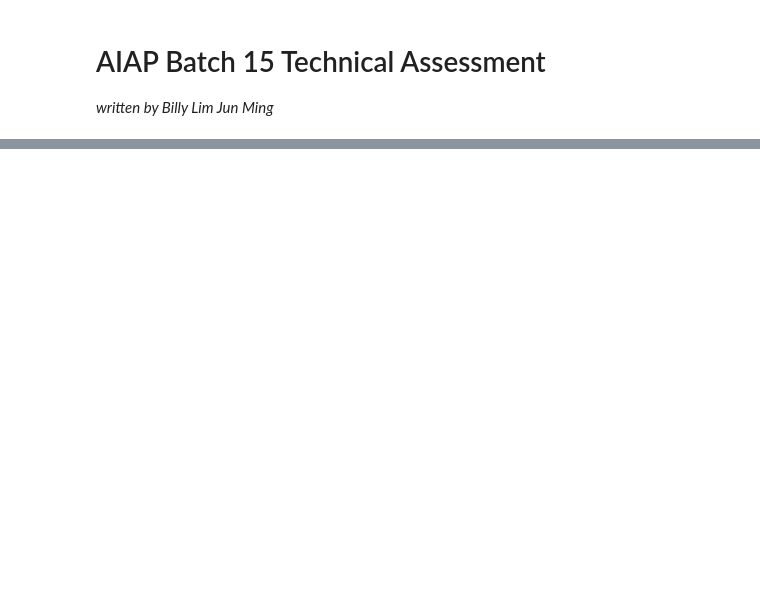
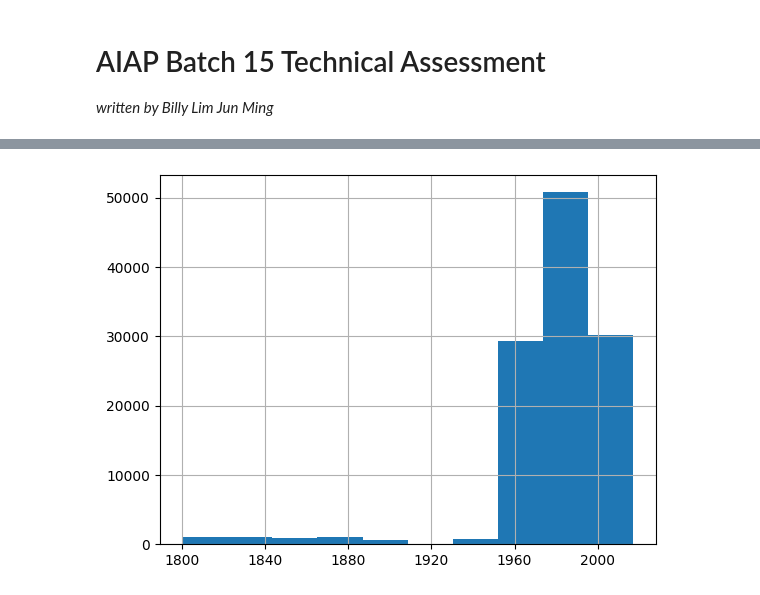
Before and after one commit to BillyLjm/AIAP-15-Assessment, a Jupyter notebook: eda.ipynb, the cells around one changed output, grey strips where cells are left out. Drawn from its saved outputs; the diff is of its cells as text; code cells hidden in the pictures; blank space fills up the shorter version.

Commit message:
data cleaning

```diff
--- a/eda.ipynb
+++ b/eda.ipynb
@@ -59,0 +88,4 @@ print(pd.DataFrame(data=res, columns=[i[0] for i in cur_post.description]))
+# %%
+df = remove_dupl(df_pre)
+df = df.join(remove_dupl(df_post))
+df.tail()
@@ -59,0 +168,19 @@ print(pd.DataFrame(data=res, columns=[i[0] for i in cur_post.description]))
+# %%
+def clean_distance(dist: str) -> int:
+    """
+    Converts a distance specified as "<number> <units>" (e.g. "50 Miles")
+    into the number of kilometres
+
+    :param dist: distance specified as "<number> <units>"
+    :return: number of kilometres the distance corresponds to
+    """
+    if pd.isnull(dist): return dist # null values
+    num, units = dist.split(' ')
+    num = int(num)
+    if (num <= 0): num = np.nan
+    elif (units == "km" or units == "KM"): num *= 1
+    elif (units == "Miles"): num *= 1.60934
+    return num
+
+df['Cruise Distance'] = df['Cruise Distance'].apply(clean_distance)
+df['Cruise Distance'].head()
@@ -59,0 +206,18 @@ print(pd.DataFrame(data=res, columns=[i[0] for i in cur_post.description]))
+# %%
+def clean_name(name: str, valid_names: list) -> str:
+    """
+    Maps a name onto a finite set of valid names, based on Levenshtein
+    distance
+
+    :param name: name to map onto `valid_names`
+    :param valid_names: list of names that `name` should map onto
+    :return: the element of `valid_names` that is closest to `name`
+    """
+    if pd.isnull(name): return name # null value
+    elif name in valid_names: return name # valid name
+    else:
+        dist = [Levenshtein.distance(name, i) for i in valid_names]
+        return valid_names[dist.index(min(dist))]
+
+df['Cruise Name'] = df['Cruise Name'].apply(lambda x: clean_name(x, ['Blastoise', 'Lapras']))
+df['Cruise Name'].unique()
@@ -59,0 +236,5 @@ print(pd.DataFrame(data=res, columns=[i[0] for i in cur_post.description]))
+# %%
+pd.to_datetime(df['Date of Birth'], format='mixed').hist()
+plt.show()
+# %% [output]
+[figure, added]
```
Also changed, not shown: parts of 31 cells of this notebook, 1 other file.
